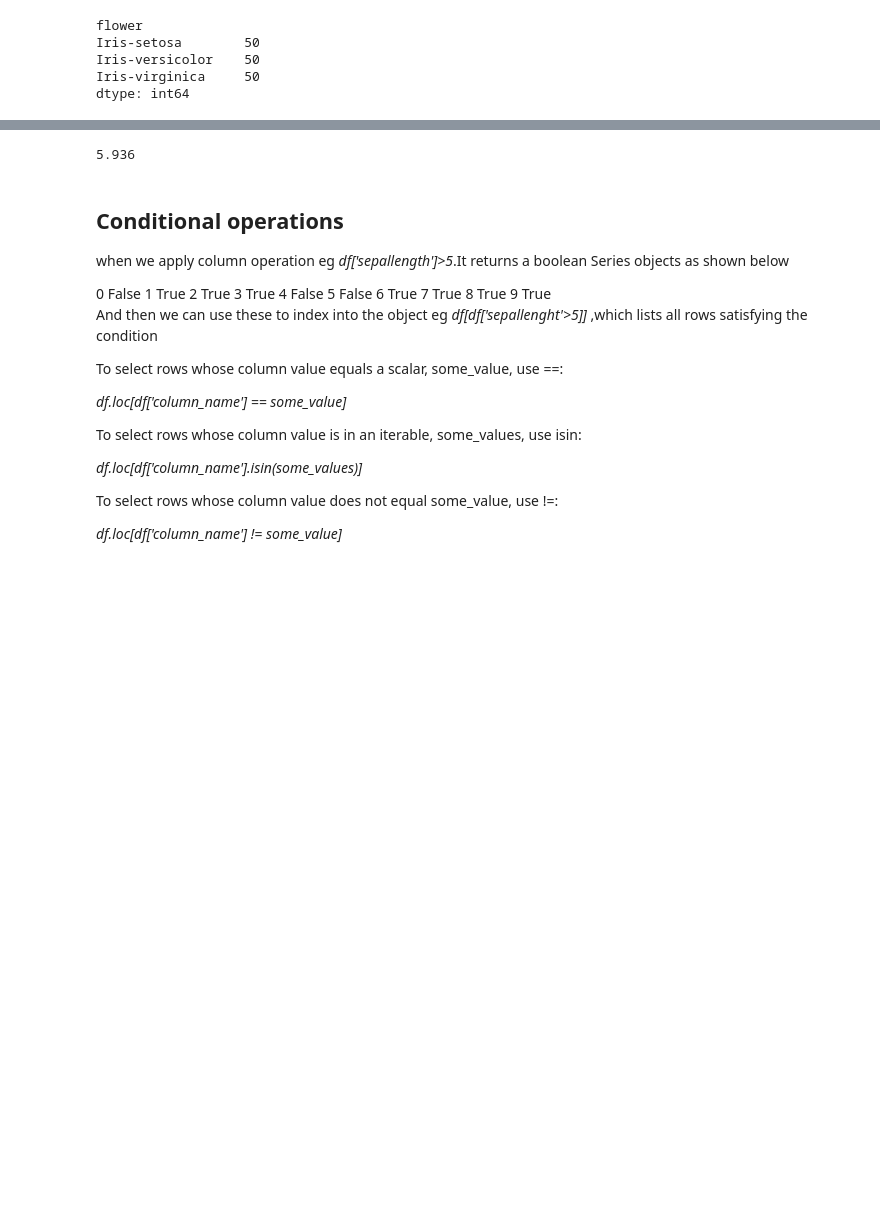
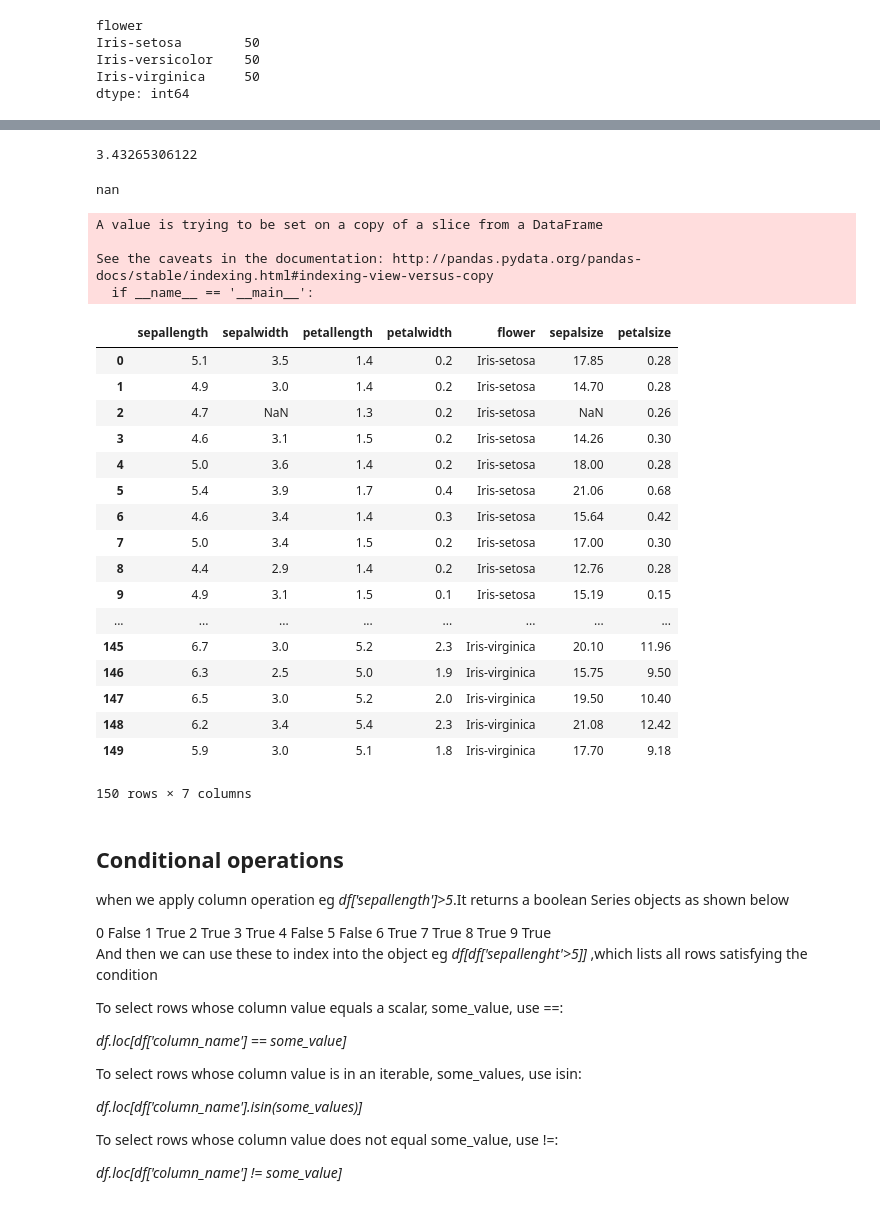
Before and after one commit to holyox/online-sessions, a Jupyter notebook: ml_in-Copy1.ipynb, the cells around one changed output, grey strips where cells are left out. Cells and saved outputs as stored; diff of their text form; code cells hidden in the pictures; blank space fills up the shorter version.

```diff
--- a/ml_in-Copy1.ipynb
+++ b/ml_in-Copy1.ipynb
@@ -419,8 +452,38 @@ grouped_stat
 # %%
 # mean value of Iris-setosa's sepallength
-print grouped_stat['sepallength']['mean']['Iris-versicolor']
+print grouped_stat['sepalwidth']['mean']['Iris-setosa']
 # %% [output]
-5.936
+3.43265306122
+# %%
+data["sepalwidth"][2]
+# %% [output]
+nan
+# %%
+data["sepalwidth"][2]=grouped_stat['sepalwidth']['mean']['Iris-setosa']
+data
+# %% [output]
+A value is trying to be set on a copy of a slice from a DataFrame
+
+See the caveats in the documentation: http://pandas.pydata.org/pandas-docs/stable/indexing.html#indexing-view-versus-copy
+  if __name__ == '__main__':
+|  | sepallength | sepalwidth | petallength | petalwidth | flower | sepalsize | petalsize |
+| 0 | 5.1 | 3.5 | 1.4 | 0.2 | Iris-setosa | 17.85 | 0.28 |
+| 1 | 4.9 | 3.0 | 1.4 | 0.2 | Iris-setosa | 14.70 | 0.28 |
+| 2 | 4.7 | NaN | 1.3 | 0.2 | Iris-setosa | NaN | 0.26 |
+| 3 | 4.6 | 3.1 | 1.5 | 0.2 | Iris-setosa | 14.26 | 0.30 |
+| 4 | 5.0 | 3.6 | 1.4 | 0.2 | Iris-setosa | 18.00 | 0.28 |
+| 5 | 5.4 | 3.9 | 1.7 | 0.4 | Iris-setosa | 21.06 | 0.68 |
+| 6 | 4.6 | 3.4 | 1.4 | 0.3 | Iris-setosa | 15.64 | 0.42 |
+| 7 | 5.0 | 3.4 | 1.5 | 0.2 | Iris-setosa | 17.00 | 0.30 |
+| 8 | 4.4 | 2.9 | 1.4 | 0.2 | Iris-setosa | 12.76 | 0.28 |
+| 9 | 4.9 | 3.1 | 1.5 | 0.1 | Iris-setosa | 15.19 | 0.15 |
+| ... | ... | ... | ... | ... | ... | ... | ... |
+| 145 | 6.7 | 3.0 | 5.2 | 2.3 | Iris-virginica | 20.10 | 11.96 |
+| 146 | 6.3 | 2.5 | 5.0 | 1.9 | Iris-virginica | 15.75 | 9.50 |
+| 147 | 6.5 | 3.0 | 5.2 | 2.0 | Iris-virginica | 19.50 | 10.40 |
+| 148 | 6.2 | 3.4 | 5.4 | 2.3 | Iris-virginica | 21.08 | 12.42 |
+| 149 | 5.9 | 3.0 | 5.1 | 1.8 | Iris-virginica | 17.70 | 9.18 |
+150 rows × 7 columns
 # %% [markdown]
 ## Conditional operations
 
```
Also changed, not shown: parts of 23 cells of this notebook.
